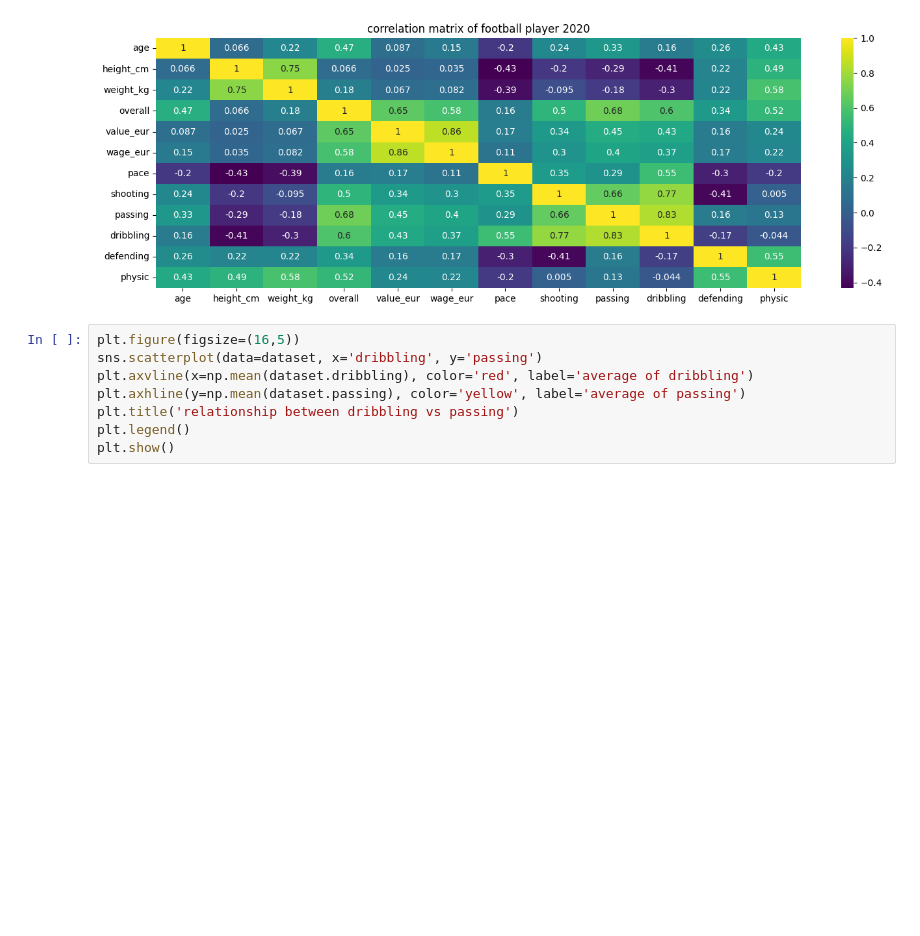
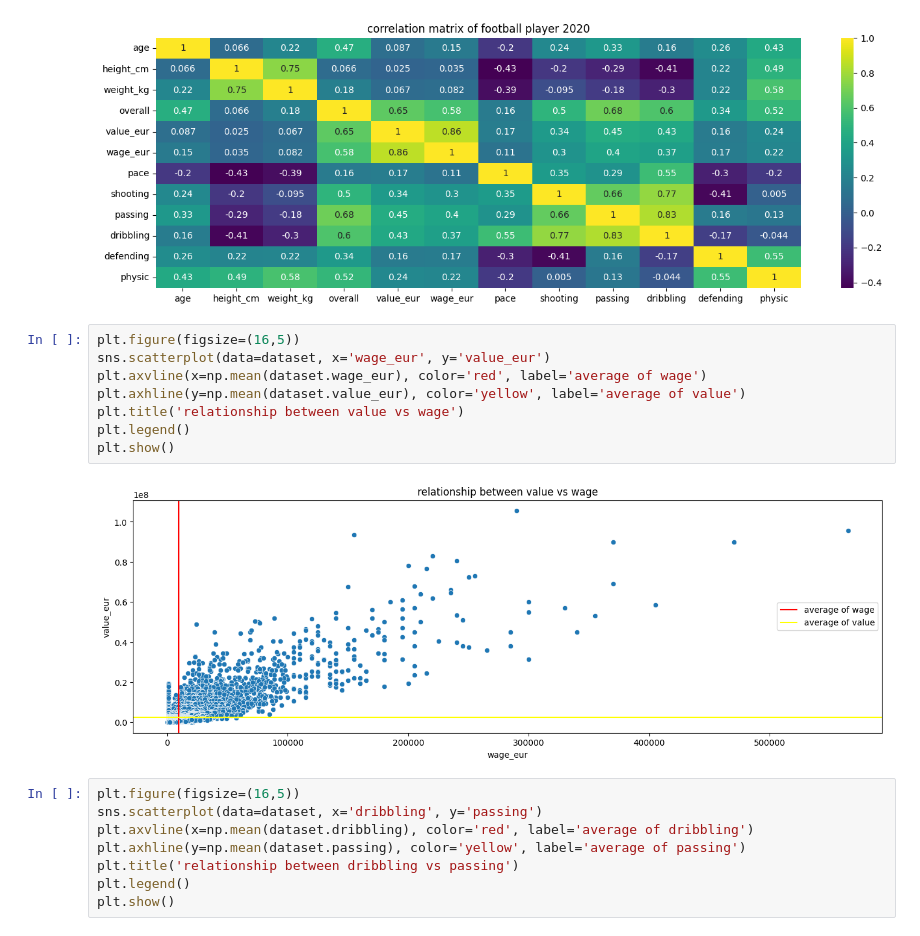
Before and after one commit to yandiher/statistical_analysis, a Jupyter notebook: football_analysis.ipynb, the cells around one changed output. Saved outputs shown, nothing was run; the diff lists cells and outputs as text; blank space fills up the shorter version.

```diff
--- a/football_analysis.ipynb
+++ b/football_analysis.ipynb
@@ -86,6 +86,16 @@ plt.title('correlation matrix of football player 2020')
 plt.show()
 # %% [output]
 [figure]
+# %%
+plt.figure(figsize=(16,5))
+sns.scatterplot(data=dataset, x='wage_eur', y='value_eur')
+plt.axvline(x=np.mean(dataset.wage_eur), color='red', label='average of wage')
+plt.axhline(y=np.mean(dataset.value_eur), color='yellow', label='average of value')
+plt.title('relationship between value vs wage')
+plt.legend()
+plt.show()
+# %% [output]
+[figure, added]
 # %%
 plt.figure(figsize=(16,5))
 sns.scatterplot(data=dataset, x='dribbling', y='passing')
```
Also changed, not shown: parts of 5 cells of this notebook.
